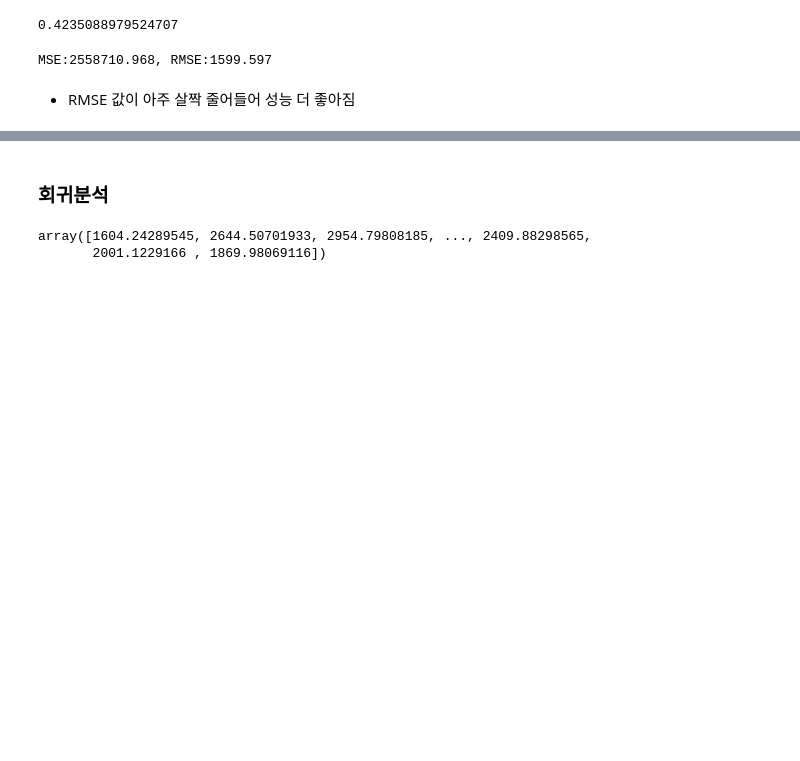
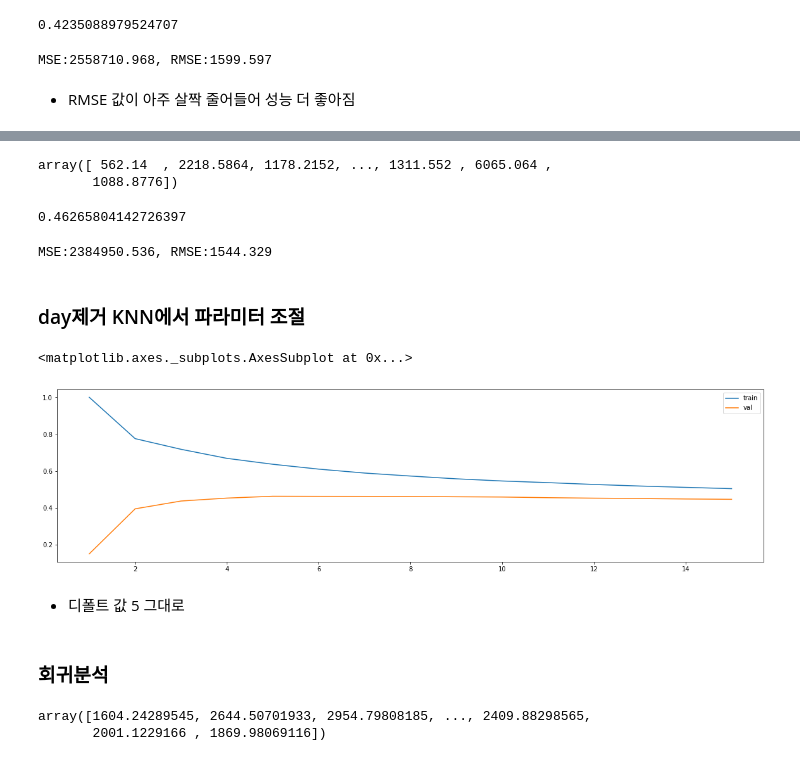
Before and after one commit to SungaHwang/ML_practice, a Jupyter notebook: KNN_전력사용량예측.ipynb, the cells around one changed output, grey strips where cells are left out. Saved outputs shown, nothing was run; the diff lists cells and outputs as text; code cells hidden in the pictures; blank space fills up the shorter version.

```diff
--- a/KNN_전력사용량예측.ipynb
+++ b/KNN_전력사용량예측.ipynb
@@ -316,3 +328,65 @@ MSE:2558710.968, RMSE:1599.597
+# %%
+# 타깃데이터 설정: 전력사용량(kWh)
+target2 = train['전력사용량(kWh)']
+data2 = train.drop(['전력사용량(kWh)', 'date_time', 'day'],axis = 1, inplace=False)
+# %%
+# 데이터 세트 분리
+X_train, X_val, y_train, y_val = train_test_split(data2, target2, test_size= 0.3, random_state=156)
+# %%
+# 표준화
+from sklearn.preprocessing import StandardScaler
+scaler = StandardScaler()
+scaler.fit(X_train)
+X_train = scaler.transform(X_train)
+X_val = scaler.transform(X_val)
+# %%
+KNN = KNeighborsRegressor()
+KNN.fit(X_train, y_train)
+KNN_preds = KNN.predict(X_val)
+# %%
+KNN_preds
+# %% [output]
+array([ 562.14  , 2218.5864, 1178.2152, ..., 1311.552 , 6065.064 ,
+       1088.8776])
+# %%
+# 결정계수
+print(KNN.score(X_val, y_val))
+# %% [output]
+0.46265804142726397
+# %%
+# MSE
+from sklearn.metrics import mean_squared_error, r2_score
+prediction = KNN.predict(X_val)
+mse = mean_squared_error(y_val, prediction)
+rmse = np.sqrt(mse)
+
+print('MSE:{0:.3f}, RMSE:{1:3.3F}'.format(mse, rmse))
+# %% [output]
+MSE:2384950.536, RMSE:1544.329
+# %% [markdown]
+### day제거 KNN에서 파라미터 조절
+# %%
+knn_res = pd.DataFrame()
+for i in range(15):
+    clf = KNeighborsRegressor(n_neighbors=i+1)
+    clf.fit(X_train, y_train)
+    y_pred = clf.predict(X_val)
+
+    train_score = clf.score(X_train, y_train)
+    val_score = clf. score(X_val, y_val)
+
+    knn_res = knn_res.append(pd.DataFrame([train_score, val_score]).T)
+
+knn_res.columns = ['train', 'val']
+knn_res = knn_res.reset_index(drop=True)
+knn_res = knn_res.set_index(knn_res.index +1)
+
+knn_res.plot(kind='line', figsize= (20, 5))
+# %% [output]
+<matplotlib.axes._subplots.AxesSubplot at 0x...>
+[figure, added]
+# %% [markdown]
+* 디폴트 값 5 그대로
 # %% [markdown]
 ### 회귀분석
 # %%
```
Also changed, not shown: parts of 7 cells of this notebook.
